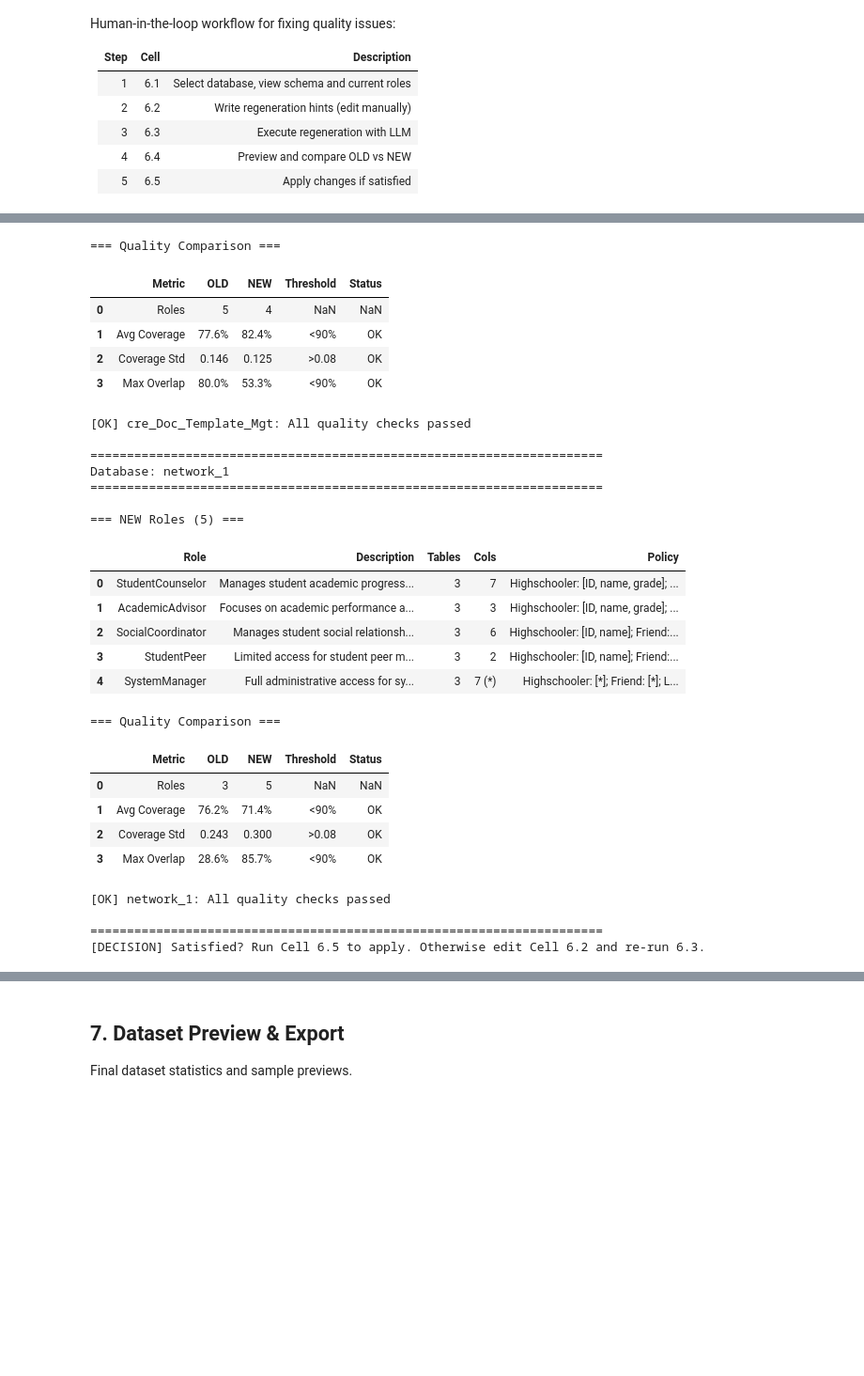
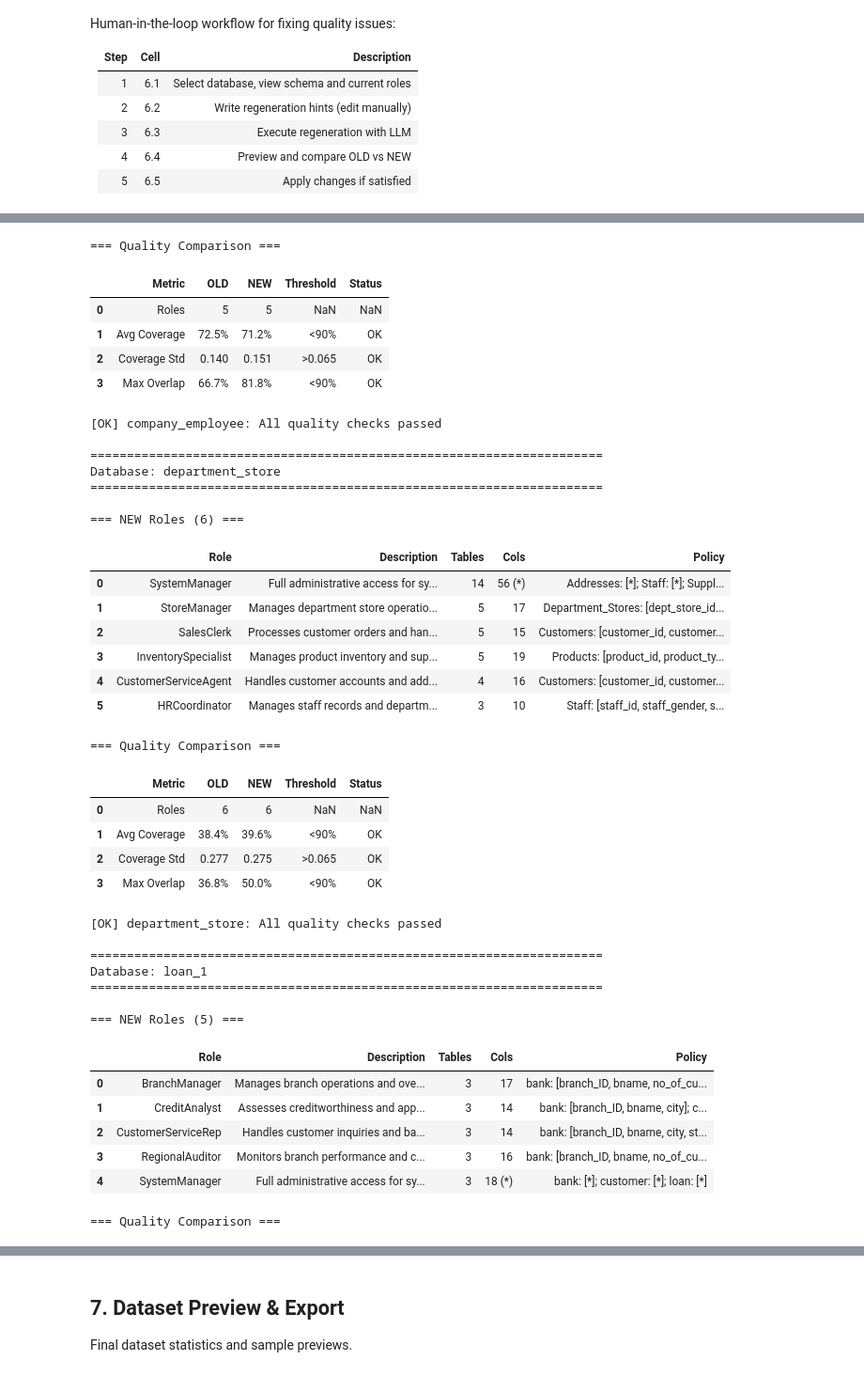
Before and after one commit to 2020dfff/RBAC-Text2SQL-Benchmark, a Jupyter notebook: notebooks/spider_column_level_rbac.ipynb, the cells around one changed output, grey strips where cells are left out. Shown at 94% size. Saved outputs shown, nothing was run; the diff lists cells and outputs as text; code cells hidden in the pictures; blank space fills up the shorter version.

```diff
--- a/notebooks/spider_column_level_rbac.ipynb
+++ b/notebooks/spider_column_level_rbac.ipynb
@@ -65,6 +65,7 @@ SPIDER_ROOT = project_root / 'data' / 'spider'
 SPIDER_DB_DIR = SPIDER_ROOT / 'database'
 SPIDER_TEST_DB_DIR = SPIDER_ROOT / 'test_database'
 SPIDER_DEV_DATA = SPIDER_ROOT / 'dev.json'
+SPIDER_TRAIN_DATA = SPIDER_ROOT / 'train_spider.json'  # ← TRAIN DATA
 SPIDER_TEST_DATA = SPIDER_ROOT / 'test.json'
 
 print(f"Spider root: {SPIDER_ROOT}")
@@ -74,6 +75,7 @@ print(f"\nPaths exist:")
 print(f"  Spider root: {SPIDER_ROOT.exists()}")
 print(f"  Database dir: {SPIDER_DB_DIR.exists()}")
 print(f"  Dev data: {SPIDER_DEV_DATA.exists()}")
+print(f"  Train data: {SPIDER_TRAIN_DATA.exists()}")  # ← CHECK TRAIN
 print(f"  Test data: {SPIDER_TEST_DATA.exists()}")
 # %% [output]
 Spider root: /home/feiy/Role-SQL-benchmark/data/spider
@@ -1135,7 +1287,25 @@ Human-in-the-loop workflow for fixing quality issues:
 
 # "network_1",
 
-TARGET_DBS = ["cre_Doc_Template_Mgt", "network_1"]  # Single: "network_1" or Multiple: ["network_1", "singer"]
+# TARGET_DBS = ["movie_1", "department_store", "loan_1", "tracking_share_transactions"]  # Single: "network_1" or Multiple: ["network_1", "singer"]
+
+# company_employee
+# department_store
+# loan_1
+# local_govt_and_lot
+# movie_1
+
+TARGET_DBS = ["company_employee", "department_store", "loan_1", "local_govt_and_lot", "movie_1"]
+
+
+# TARGET_DBS = ["allergy_1", "book_2", "cinema", "company_employee", "county_public_safety",
+#               "cre_Docs_and_Epenses", "cre_Drama_Workshop_Groups", "customers_campaigns_ecommerce",
+#               "debate", "department_store", "device", "journal_committee", "local_govt_and_lot",
+#               "local_govt_in_alabama", "manufactory_1", "music_1", "party_host", "performance_attendance",
+#               "pilot_record", "product_catalog", "program_share", "race_track", "ship_1", "shop_membership", "store_product"]
+
+
+
 
 # Normalize to list
 if isinstance(TARGET_DBS, str):
@@ -1242,12 +1412,15 @@ for TARGET_DB in valid_target_dbs:
             issues = report.all_issues[TARGET_DB]
             if TARGET_DB in report.deny_rate_metrics:
                 m = report.deny_rate_metrics[TARGET_DB]
+                # Set display option to show full Issues content
+                pd.set_option('display.max_colwidth', None)
                 issues_df = pd.DataFrame([{
                     "Deny Rate": f"{m.deny_rate:.1f}%",
                     "All-Allow %": f"{m.all_allow_pct:.1f}%",
                     "Issues": "; ".join(issues)
                 }])
                 display(issues_df)
+                pd.reset_option('display.max_colwidth')
     else:
         print(f"[ERROR] No roles found for {TARGET_DB}")
 
@@ -1567,9 +1874,9 @@ if 'regenerated_results' in dir() and regenerated_results:
             if metric == "Coverage":
                 return "WARN" if val > QUALITY_THRESHOLDS.get("coverage_max", 0.90) else "OK"
             if metric == "CovStd":
-                return "WARN" if val < QUALITY_THRESHOLDS.get("coverage_std_min", 0.08) else "OK"
+                return "WARN" if val < QUALITY_THRESHOLDS.get("coverage_std_min", 0.065) else "OK"
             if metric == "MaxOverlap":
-                return "WARN" if val > QUALITY_THRESHOLDS.get("max_overlap", 0.85) else "OK"
+                return "WARN" if val > QUALITY_THRESHOLDS.get("max_overlap", 0.9) else "OK"
             return "OK"
 
         quality_df = pd.DataFrame([
@@ -1578,10 +1885,10 @@ if 'regenerated_results' in dir() and regenerated_results:
              "Threshold": f"<{QUALITY_THRESHOLDS.get('coverage_max', 0.90):.0%}",
              "Status": status("Coverage", new_avg_cov)},
             {"Metric": "Coverage Std", "OLD": f"{old_cov_std:.3f}", "NEW": f"{new_cov_std:.3f}",
-             "Threshold": f">{QUALITY_THRESHOLDS.get('coverage_std_min', 0.08)}",
+             "Threshold": f">{QUALITY_THRESHOLDS.get('coverage_std_min', 0.065)}",
              "Status": status("CovStd", new_cov_std)},
             {"Metric": "Max Overlap", "OLD": f"{old_max_overlap:.1%}", "NEW": f"{new_max_overlap:.1%}",
-             "Threshold": f"<{QUALITY_THRESHOLDS.get('max_overlap', 0.85):.0%}",
+             "Threshold": f"<{QUALITY_THRESHOLDS.get('max_overlap', 0.9):.0%}",
              "Status": status("MaxOverlap", new_max_overlap)},
         ])
         print("\n=== Quality Comparison ===")
@@ -1615,29 +1923,40 @@ Database: cre_Doc_Template_Mgt
 === Quality Comparison ===
 |  | Metric | OLD | NEW | Threshold | Status |
-| 0 | Roles | 5 | 4 | NaN | NaN |
-| 1 | Avg Coverage | 77.6% | 82.4% | <90% | OK |
-| 2 | Coverage Std | 0.146 | 0.125 | >0.08 | OK |
-| 3 | Max Overlap | 80.0% | 53.3% | <90% | OK |
+| 0 | Roles | 5 | 5 | NaN | NaN |
+| 1 | Avg Coverage | 72.5% | 71.2% | <90% | OK |
+| 2 | Coverage Std | 0.140 | 0.151 | >0.065 | OK |
+| 3 | Max Overlap | 66.7% | 81.8% | <90% | OK |
-[OK] cre_Doc_Template_Mgt: All quality checks passed
+[OK] company_employee: All quality checks passed
 
 ======================================================================
-Database: network_1
+Database: department_store
 ======================================================================
 
-=== NEW Roles (5) ===
+=== NEW Roles (6) ===
 |  | Role | Description | Tables | Cols | Policy |
-| 0 | StudentCounselor | Manages student academic progress... | 3 | 7 | Highschooler: [ID, name, grade]; ... |
-| 1 | AcademicAdvisor | Focuses on academic performance a... | 3 | 3 | Highschooler: [ID, name, grade]; ... |
-| 2 | SocialCoordinator | Manages student social relationsh... | 3 | 6 | Highschooler: [ID, name]; Friend:... |
-| 3 | StudentPeer | Limited access for student peer m... | 3 | 2 | Highschooler: [ID, name]; Friend:... |
-| 4 | SystemManager | Full administrative access for sy... | 3 | 7 (*) | Highschooler: [*]; Friend: [*]; L... |
+| 0 | SystemManager | Full administrative access for sy... | 14 | 56 (*) | Addresses: [*]; Staff: [*]; Suppl... |
+| 1 | StoreManager | Manages department store operatio... | 5 | 17 | Department_Stores: [dept_store_id... |
+| 2 | SalesClerk | Processes customer orders and han... | 5 | 15 | Customers: [customer_id, customer... |
+| 3 | InventorySpecialist | Manages product inventory and sup... | 5 | 19 | Products: [product_id, product_ty... |
+| 4 | CustomerServiceAgent | Handles customer accounts and add... | 4 | 16 | Customers: [customer_id, customer... |
+| 5 | HRCoordinator | Manages staff records and departm... | 3 | 10 | Staff: [staff_id, staff_gender, s... |
 === Quality Comparison ===
 |  | Metric | OLD | NEW | Threshold | Status |
-| 0 | Roles | 3 | 5 | NaN | NaN |
-| 1 | Avg Coverage | 76.2% | 71.4% | <90% | OK |
-| 2 | Coverage Std | 0.243 | 0.300 | >0.08 | OK |
-| 3 | Max Overlap | 28.6% | 85.7% | <90% | OK |
+| 0 | Roles | 6 | 6 | NaN | NaN |
+| 1 | Avg Coverage | 38.4% | 39.6% | <90% | OK |
+| 2 | Coverage Std | 0.277 | 0.275 | >0.065 | OK |
+| 3 | Max Overlap | 36.8% | 50.0% | <90% | OK |
-[OK] network_1: All quality checks passed
+[OK] department_store: All quality checks passed
 
 ======================================================================
-[DECISION] Satisfied? Run Cell 6.5 to apply. Otherwise edit Cell 6.2 and re-run 6.3.
+Database: loan_1
+======================================================================
+
+=== NEW Roles (5) ===
+|  | Role | Description | Tables | Cols | Policy |
+| 0 | BranchManager | Manages branch operations and ove... | 3 | 17 | bank: [branch_ID, bname, no_of_cu... |
+| 1 | CreditAnalyst | Assesses creditworthiness and app... | 3 | 14 | bank: [branch_ID, bname, city]; c... |
+| 2 | CustomerServiceRep | Handles customer inquiries and ba... | 3 | 14 | bank: [branch_ID, bname, city, st... |
+| 3 | RegionalAuditor | Monitors branch performance and c... | 3 | 16 | bank: [branch_ID, bname, no_of_cu... |
+| 4 | SystemManager | Full administrative access for sy... | 3 | 18 (*) | bank: [*]; customer: [*]; loan: [*] |
+=== Quality Comparison ===
```
Also changed, not shown: parts of 22 cells of this notebook, 6 other files.
